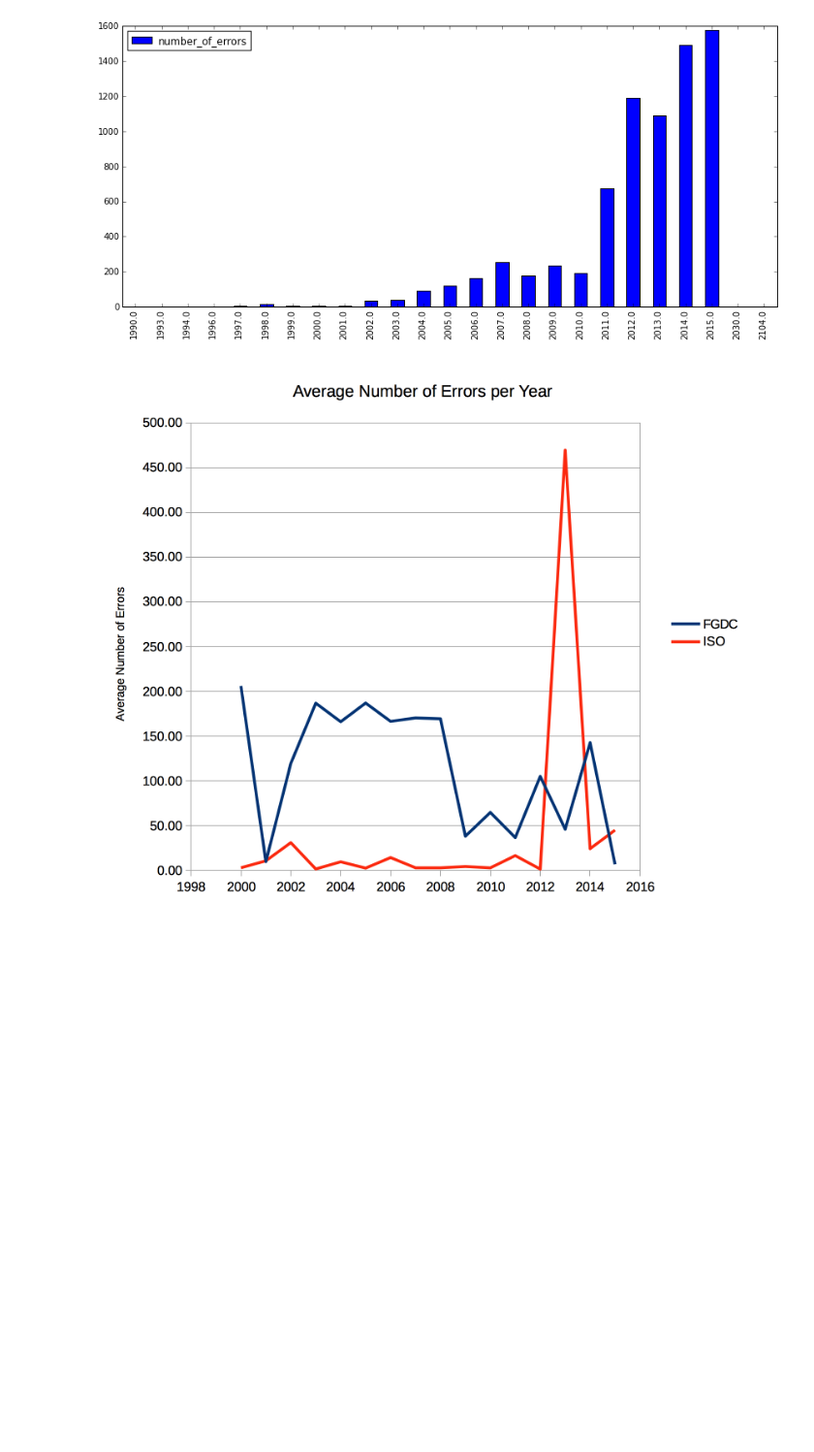
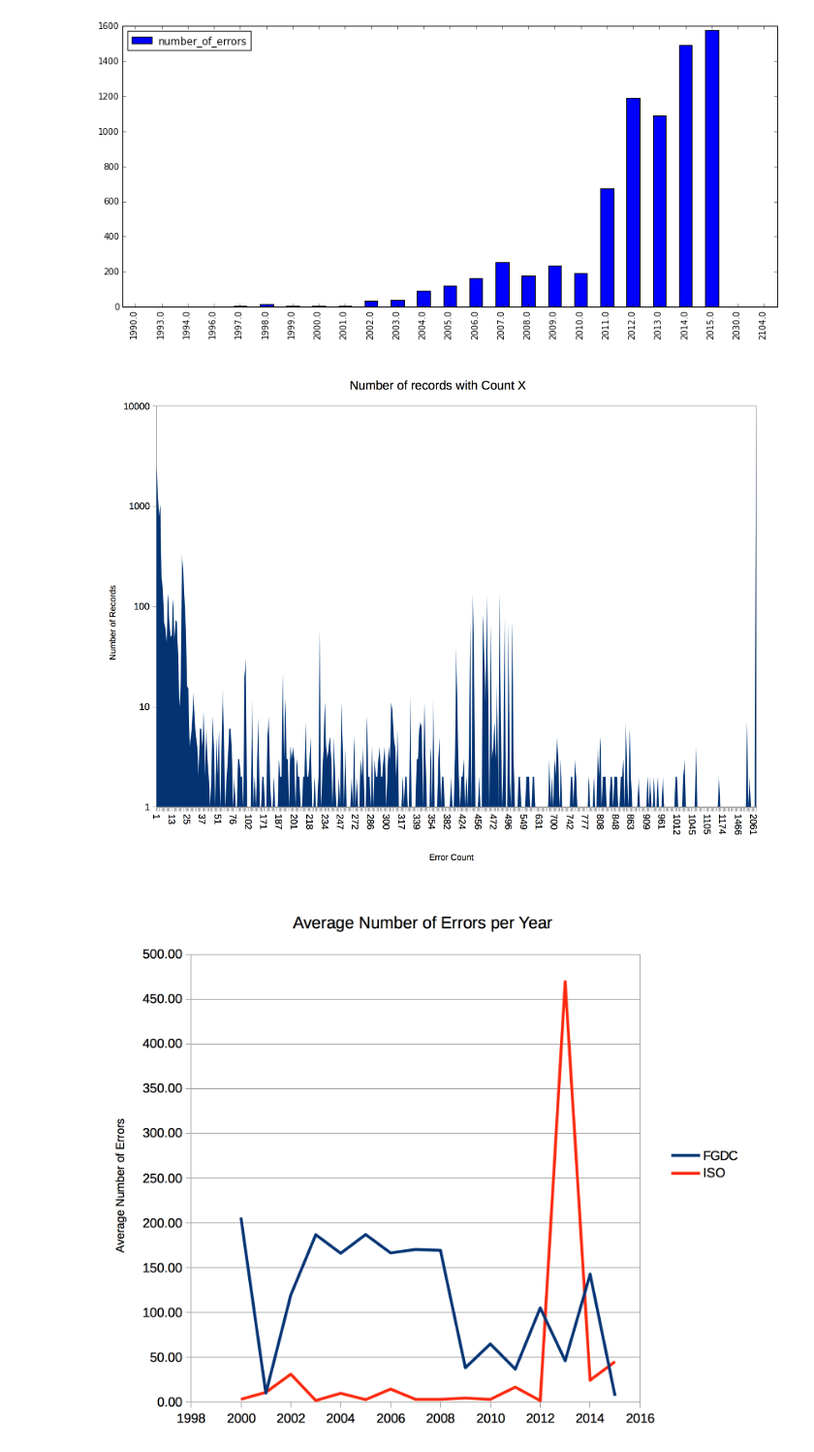
Before and after one commit to b-cube/Response-Identification-Info, a Jupyter notebook: notebooks/Analysis - Validation Metrics.ipynb, the cells around one changed output. Shown at 97% size. Drawn from its saved outputs; the diff is of its cells as text; code cells hidden in the pictures; blank space fills up the shorter version.

Commit message:
error distro chart

```diff
--- a/notebooks/Analysis - Validation Metrics.ipynb
+++ b/notebooks/Analysis - Validation Metrics.ipynb
@@ -88,6 +88,12 @@ df[['number_of_errors']].groupby(df['metadata_age'].dt.year).count().plot(kind="
 [figure]
 # %%
 df_freq.to_csv('outputs/error_frequency.csv')
+# %%
+# the error count distribution (number of records at count X)
+from IPython.display import Image
+Image(filename='screenshots/errorcount_distro_logscale.png')
+# %% [output]
+[figure, added]
 # %%
 from IPython.display import Image
 Image(filename='screenshots/avg_validation_errors_per_year.png')
```
Also changed, not shown: 1 other file.
